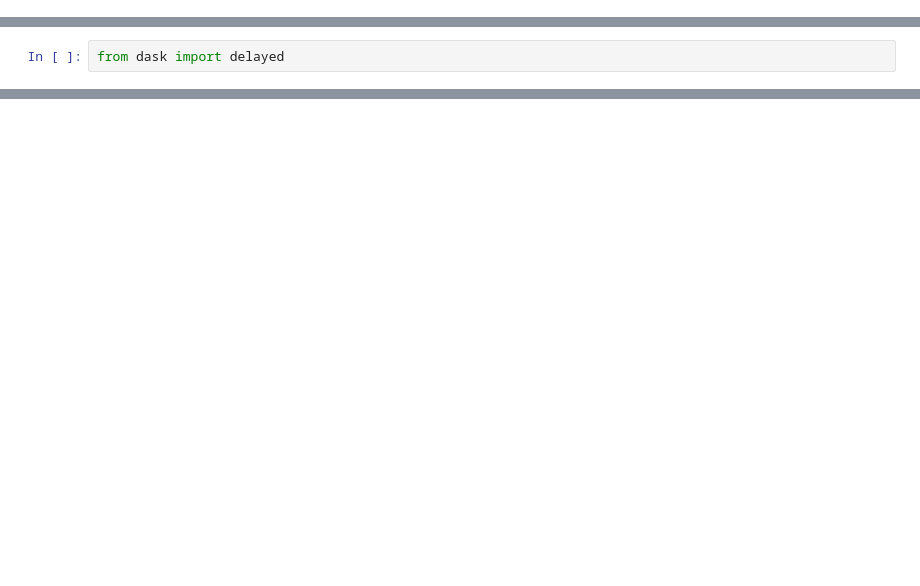
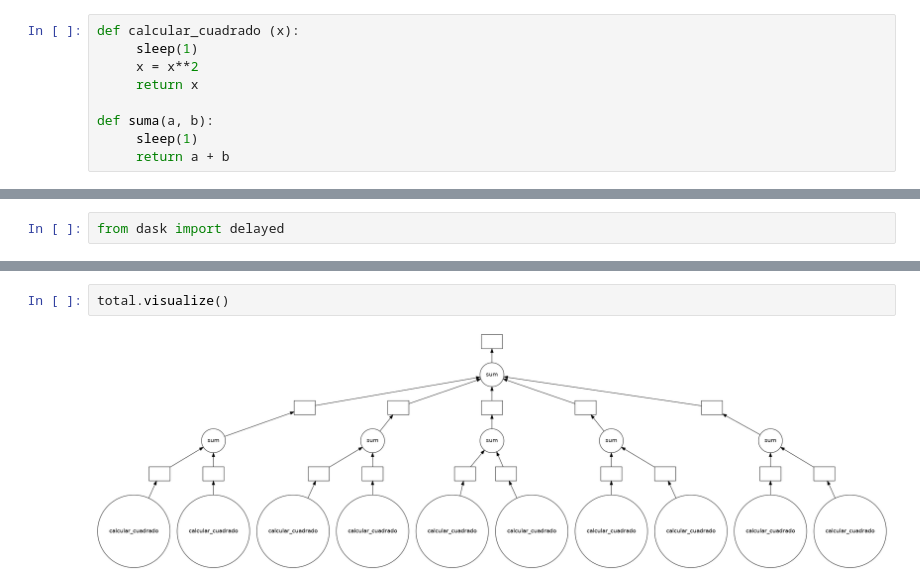
Before and after one commit to andrei-galed/Datapath-Python, a Jupyter notebook: Sesion5/Dask.ipynb, the cells around one changed output, grey strips where cells are left out. Drawn from its saved outputs; the diff is of its cells as text; blank space fills up the shorter version.

```diff
--- a/Sesion5/Dask.ipynb
+++ b/Sesion5/Dask.ipynb
@@ -17,3 +28,12 @@ import dask
+# %%
+def calcular_cuadrado (x):
+     sleep(1)
+     x = x**2
+     return x
+
+def suma(a, b):
+     sleep(1)
+     return a + b
 # %%
 %%time
 x = calcular_cuadrado(10)
@@ -42,2 +82,6 @@ total = delayed(sum)(output)
+# %%
+total.visualize()
+# %% [output]
+[figure, added]
 # %%
 import dask.dataframe as dd
```
Also changed, not shown: parts of 11 cells of this notebook, 5 other files.
